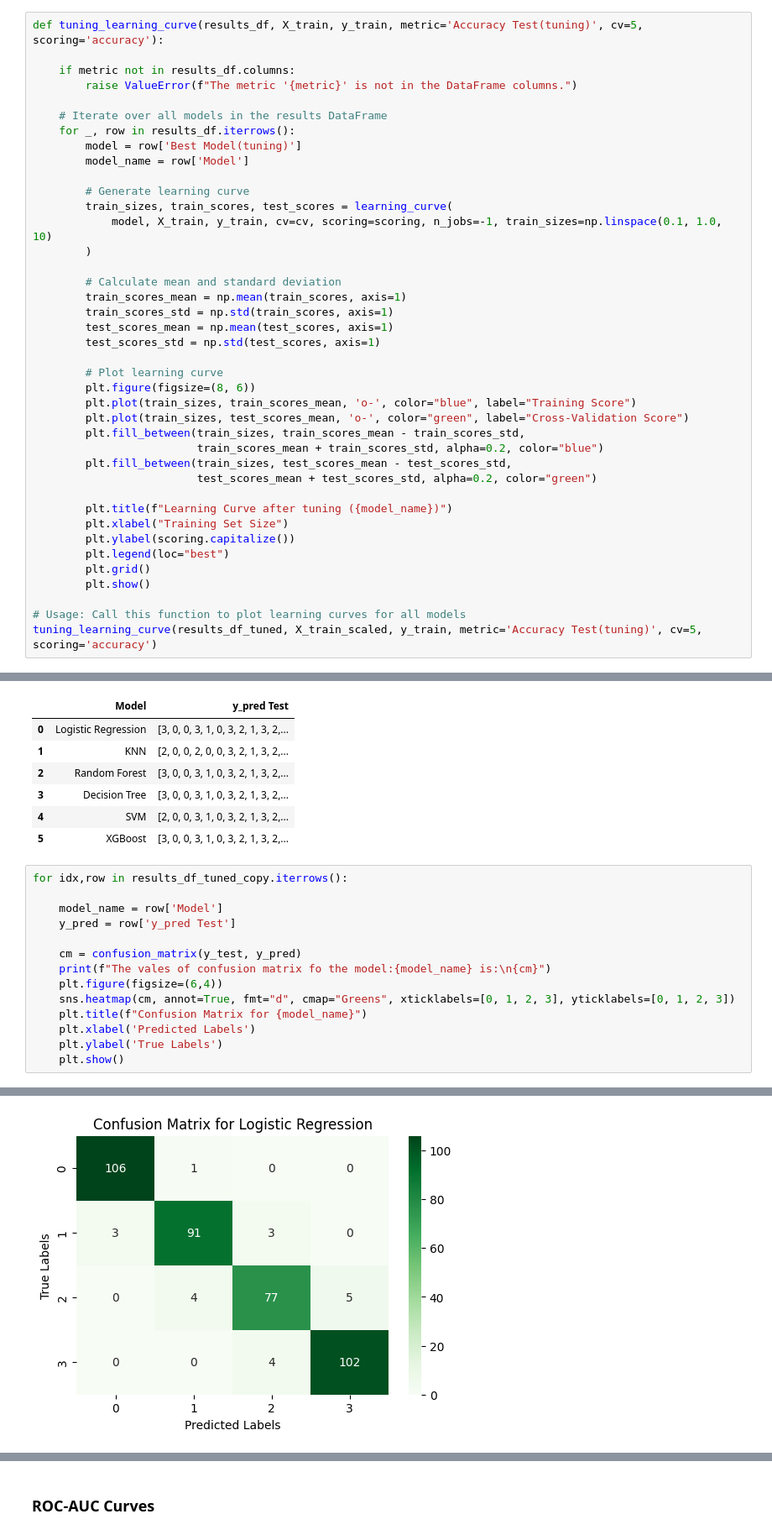
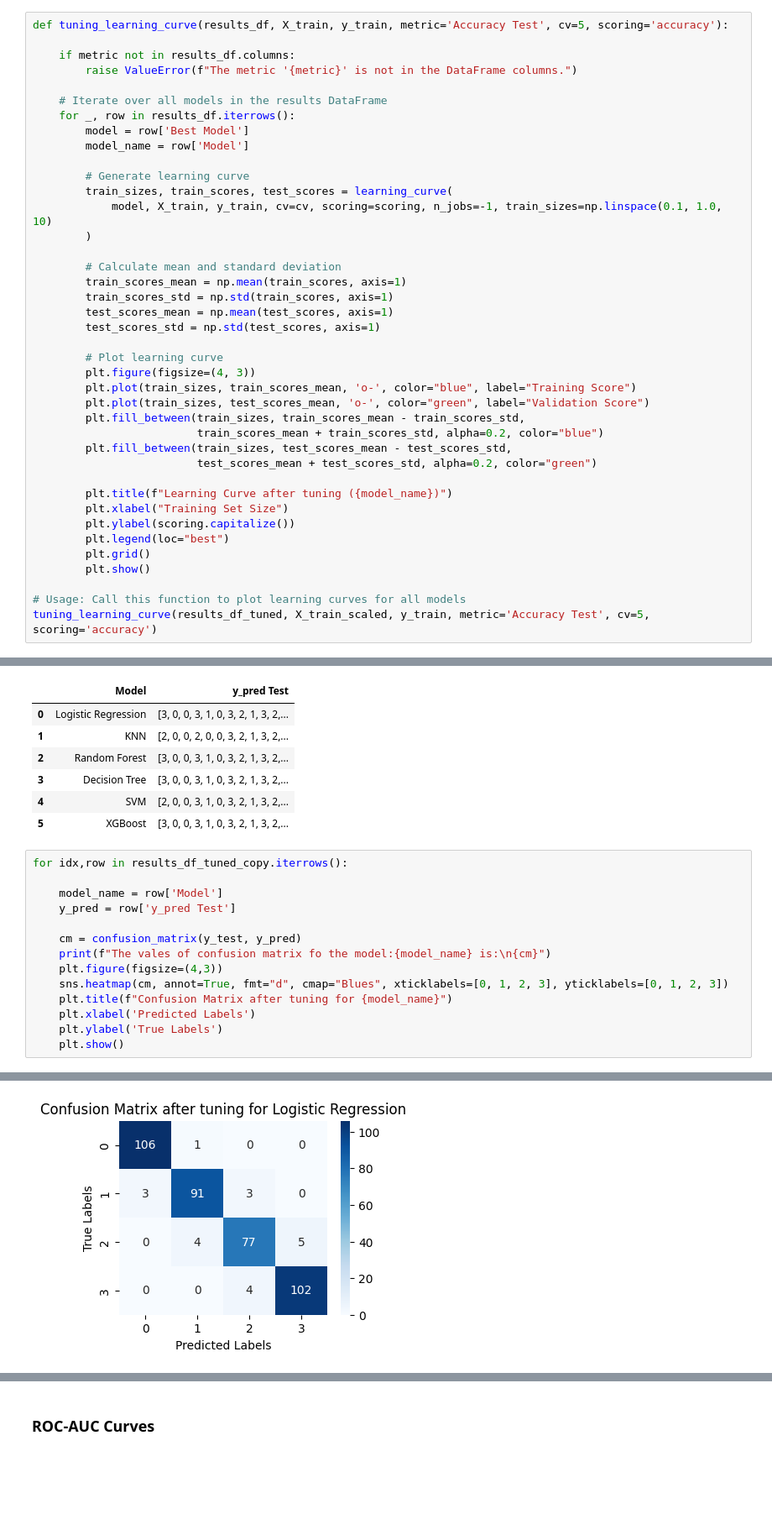
Before and after one commit to SayanDasDev/mobile_price_prediction, a Jupyter notebook: final_project.ipynb, the cells around one changed output, grey strips where cells are left out. Shown at 84% size. Cells and saved outputs as stored; diff of their text form; blank space fills up the shorter version.

Commit message:
report confusion matrix done

```diff
--- a/final_project.ipynb
+++ b/final_project.ipynb
@@ -813,14 +813,14 @@ matrix_after_tuning
 # %% [markdown]
 ### Learning Curves
 # %%
-def tuning_learning_curve(results_df, X_train, y_train, metric='Accuracy Test(tuning)', cv=5, scoring='accuracy'):
+def tuning_learning_curve(results_df, X_train, y_train, metric='Accuracy Test', cv=5, scoring='accuracy'):
 
     if metric not in results_df.columns:
         raise ValueError(f"The metric '{metric}' is not in the DataFrame columns.")
 
     # Iterate over all models in the results DataFrame
     for _, row in results_df.iterrows():
-        model = row['Best Model(tuning)']
+        model = row['Best Model']
         model_name = row['Model']
 
         # Generate learning curve
@@ -835,9 +835,9 @@ def tuning_learning_curve(results_df, X_train, y_train, metric='Accuracy Test(tu
         test_scores_std = np.std(test_scores, axis=1)
 
         # Plot learning curve
-        plt.figure(figsize=(8, 6))
+        plt.figure(figsize=(4, 3))
         plt.plot(train_sizes, train_scores_mean, 'o-', color="blue", label="Training Score")
-        plt.plot(train_sizes, test_scores_mean, 'o-', color="green", label="Cross-Validation Score")
+        plt.plot(train_sizes, test_scores_mean, 'o-', color="green", label="Validation Score")
         plt.fill_between(train_sizes, train_scores_mean - train_scores_std,
                          train_scores_mean + train_scores_std, alpha=0.2, color="blue")
         plt.fill_between(train_sizes, test_scores_mean - test_scores_std,
@@ -851,5 +851,5 @@ def tuning_learning_curve(results_df, X_train, y_train, metric='Accuracy Test(tu
         plt.show()
 
 # Usage: Call this function to plot learning curves for all models
-tuning_learning_curve(results_df_tuned, X_train_scaled, y_train, metric='Accuracy Test(tuning)', cv=5, scoring='accuracy')
+tuning_learning_curve(results_df_tuned, X_train_scaled, y_train, metric='Accuracy Test', cv=5, scoring='accuracy')
 # %% [output]
@@ -870,24 +875,24 @@ results_df_tuned_copy
 # %%
 for idx,row in results_df_tuned_copy.iterrows():
 
     model_name = row['Model']
     y_pred = row['y_pred Test']
 
     cm = confusion_matrix(y_test, y_pred)
     print(f"The vales of confusion matrix fo the model:{model_name} is:\n{cm}")
-    plt.figure(figsize=(6,4))
-    sns.heatmap(cm, annot=True, fmt="d", cmap="Greens", xticklabels=[0, 1, 2, 3], yticklabels=[0, 1, 2, 3])
-    plt.title(f"Confusion Matrix for {model_name}")
+    plt.figure(figsize=(4,3))
+    sns.heatmap(cm, annot=True, fmt="d", cmap="Blues", xticklabels=[0, 1, 2, 3], yticklabels=[0, 1, 2, 3])
+    plt.title(f"Confusion Matrix after tuning for {model_name}")
     plt.xlabel('Predicted Labels')
     plt.ylabel('True Labels')
     plt.show()
 # %% [output]
 The vales of confusion matrix fo the model:Logistic Regression is:
 [[106   1   0   0]
  [  3  91   3   0]
  [  0   4  77   5]
  [  0   0   4 102]]
-[figure, old version]
+[figure, new version]
 The vales of confusion matrix fo the model:KNN is:
 [[96 11  0  0]
  [14 70 13  0]
```
Also changed, not shown: parts of 9 cells of this notebook, 33 other files.
